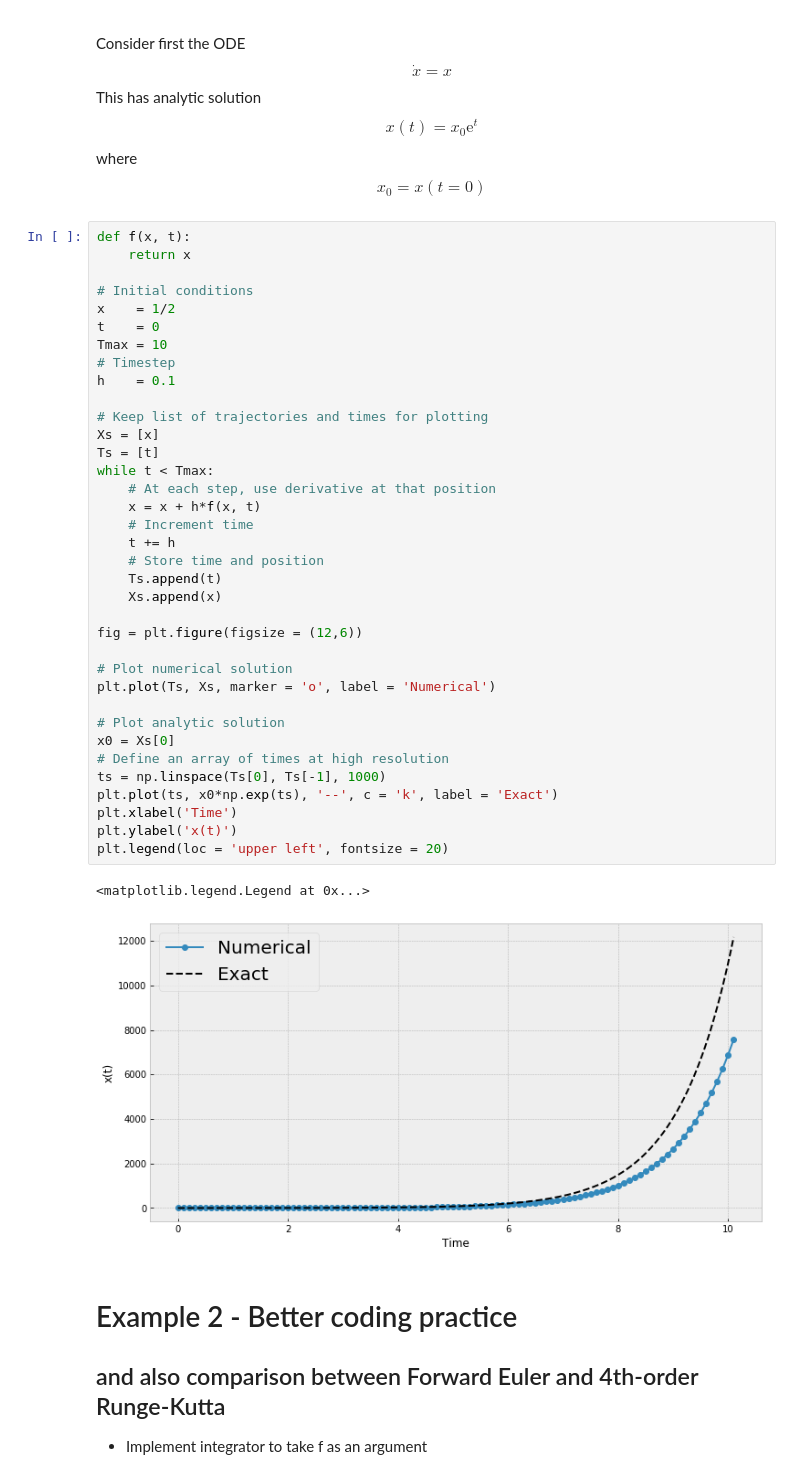
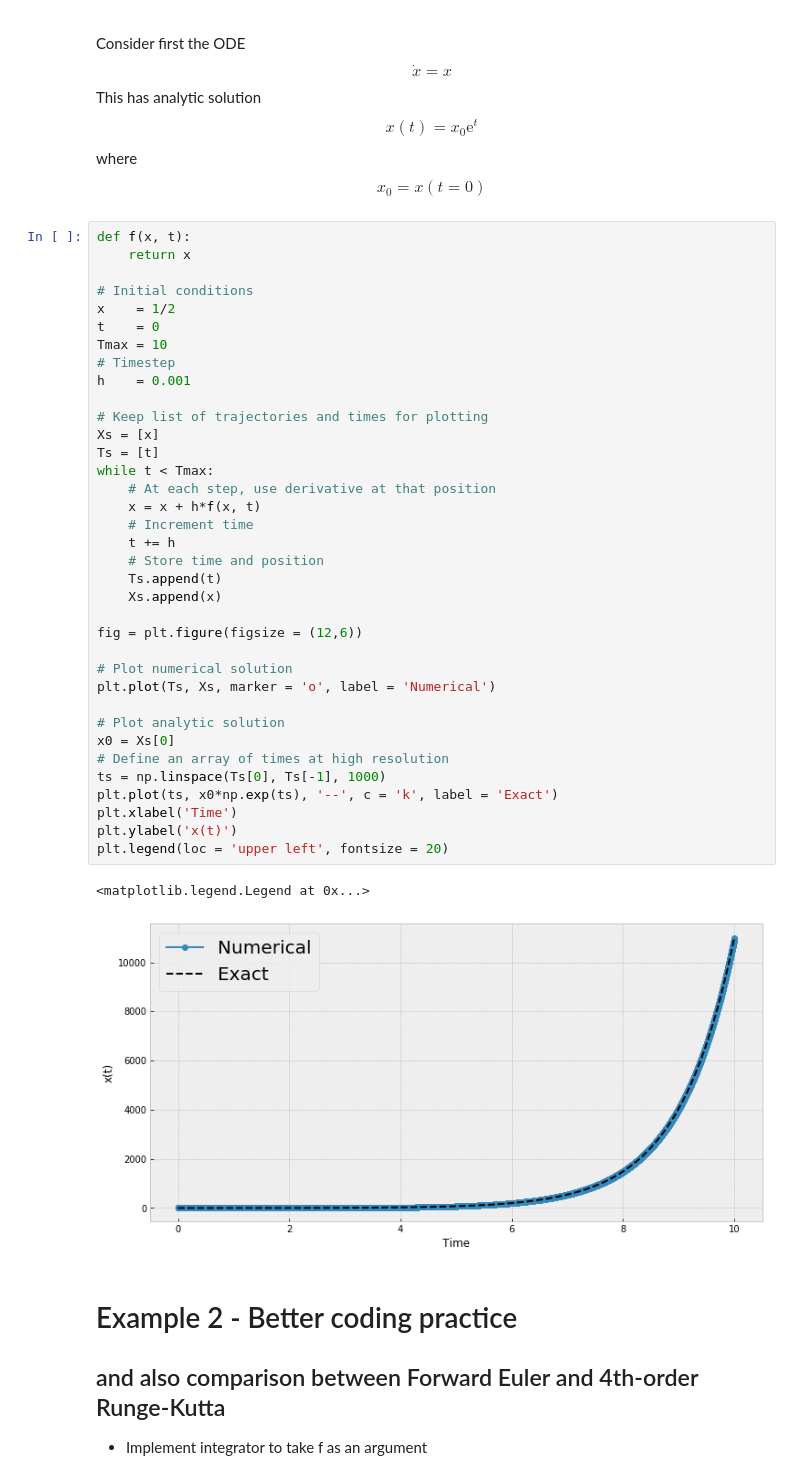
Before and after one commit to nordam/ComputationalPhysics, a Jupyter notebook: Notebooks/ODE.ipynb, the cells around one changed output. Saved outputs shown, nothing was run; the diff lists cells and outputs as text.

```diff
--- a/Notebooks/ODE.ipynb
+++ b/Notebooks/ODE.ipynb
@@ -23,36 +23,36 @@ x    = 1/2
 t    = 0
 Tmax = 10
 # Timestep
-h    = 0.1
+h    = 0.001
 
 # Keep list of trajectories and times for plotting
 Xs = [x]
 Ts = [t]
 while t < Tmax:
     # At each step, use derivative at that position
     x = x + h*f(x, t)
     # Increment time
     t += h
     # Store time and position
     Ts.append(t)
     Xs.append(x)
 
 fig = plt.figure(figsize = (12,6))
 
 # Plot numerical solution
 plt.plot(Ts, Xs, marker = 'o', label = 'Numerical')
 
 # Plot analytic solution
 x0 = Xs[0]
 # Define an array of times at high resolution
 ts = np.linspace(Ts[0], Ts[-1], 1000)
 plt.plot(ts, x0*np.exp(ts), '--', c = 'k', label = 'Exact')
 plt.xlabel('Time')
 plt.ylabel('x(t)')
 plt.legend(loc = 'upper left', fontsize = 20)
 # %% [output]
 <matplotlib.legend.Legend at 0x...>
-[figure, old version]
+[figure, new version]
 # %% [markdown]
 # Example 2 - Better coding practice
 ## and also comparison between Forward Euler and 4th-order Runge-Kutta
```
Also changed, not shown: parts of 9 cells of this notebook.
